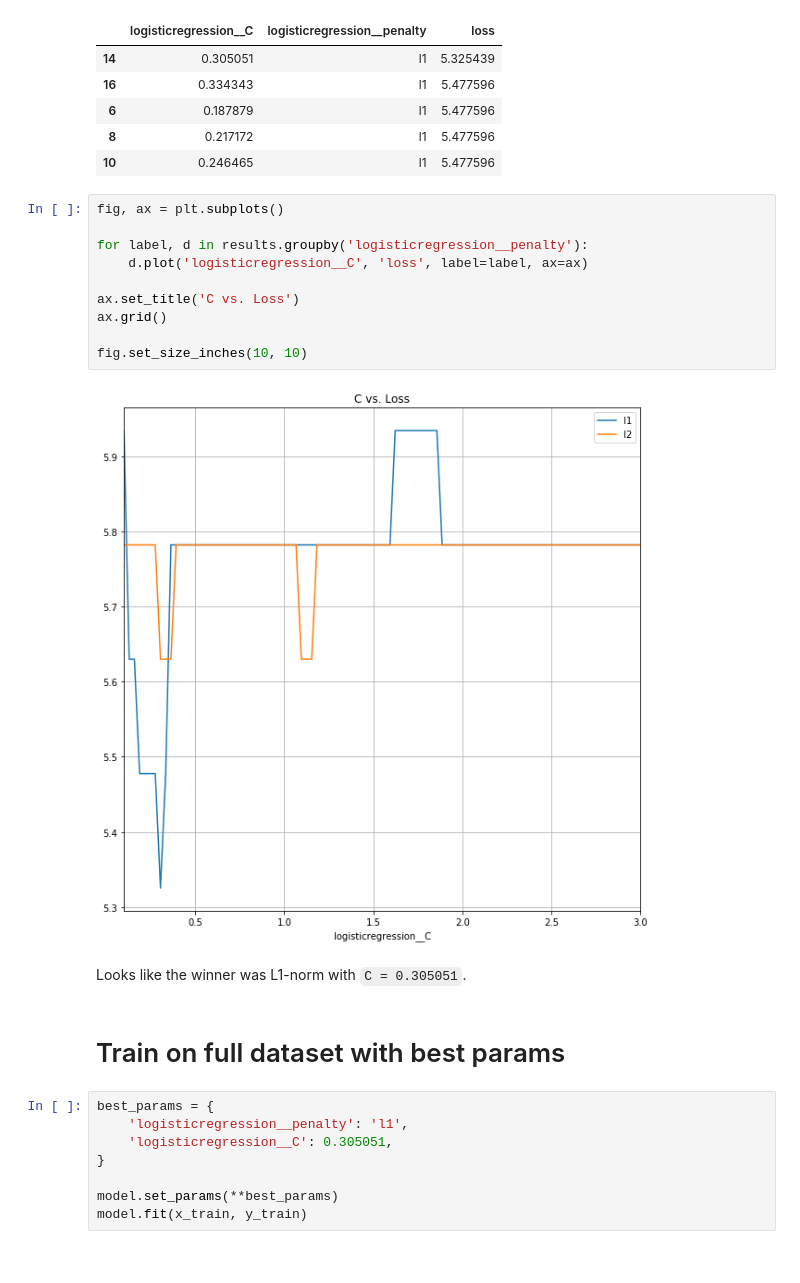
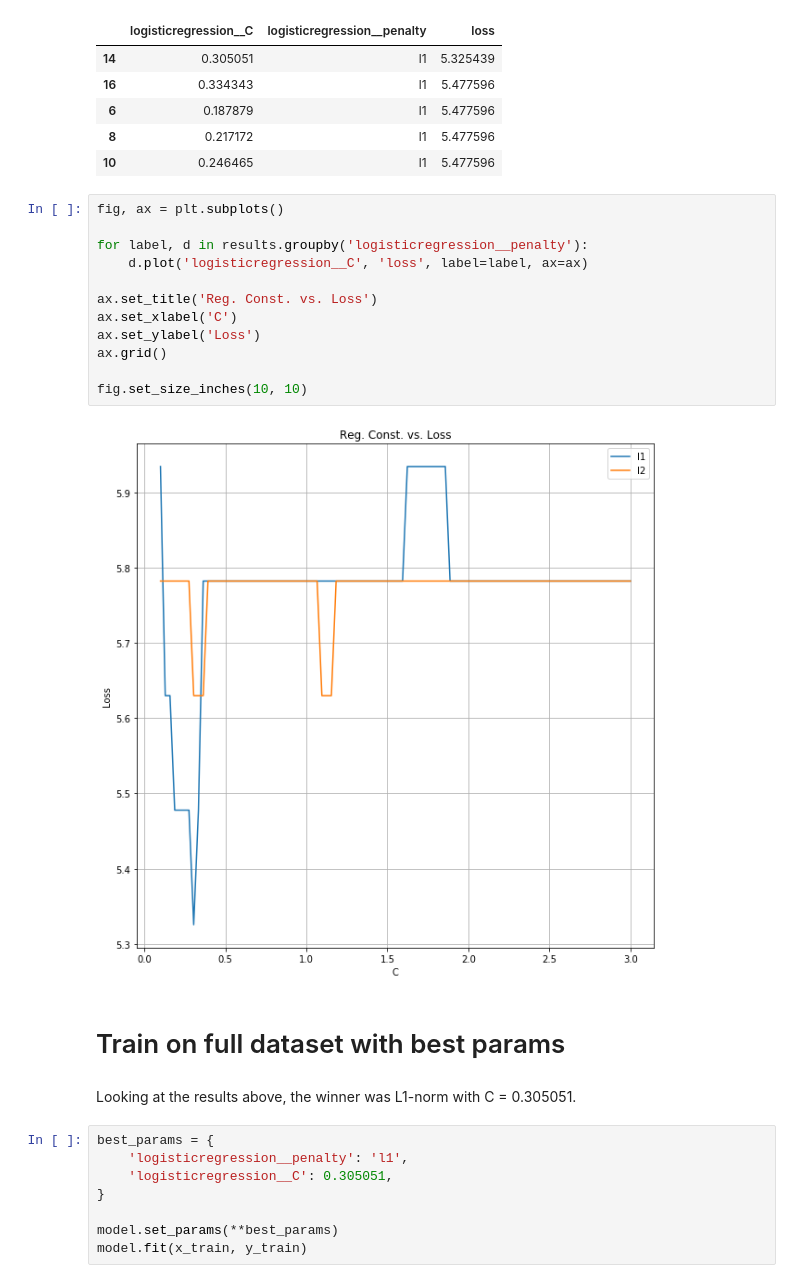
Before and after one commit to weirichd/data-exercise, a Jupyter notebook: Heart Model.ipynb, the cells around one changed output. Saved outputs shown, nothing was run; the diff lists cells and outputs as text.

```diff
--- a/Heart Model.ipynb
+++ b/Heart Model.ipynb
@@ -156,19 +156,21 @@ results.sort_values('loss').head()
 # %%
 fig, ax = plt.subplots()
 
 for label, d in results.groupby('logisticregression__penalty'):
     d.plot('logisticregression__C', 'loss', label=label, ax=ax)
 
-ax.set_title('C vs. Loss')
+ax.set_title('Reg. Const. vs. Loss')
+ax.set_xlabel('C')
+ax.set_ylabel('Loss')
 ax.grid()
 
 fig.set_size_inches(10, 10)
 # %% [output]
-[figure, old version]
+[figure, new version]
-# %% [markdown]
-Looks like the winner was L1-norm with `C = 0.305051`.
 # %% [markdown]
 # Train on full dataset with best params
+# %% [markdown]
+Looking at the results above, the winner was L1-norm with C = 0.305051.
 # %%
 best_params = {
     'logisticregression__penalty': 'l1',
```
Also changed, not shown: parts of 2 cells of this notebook, 2 other files.
